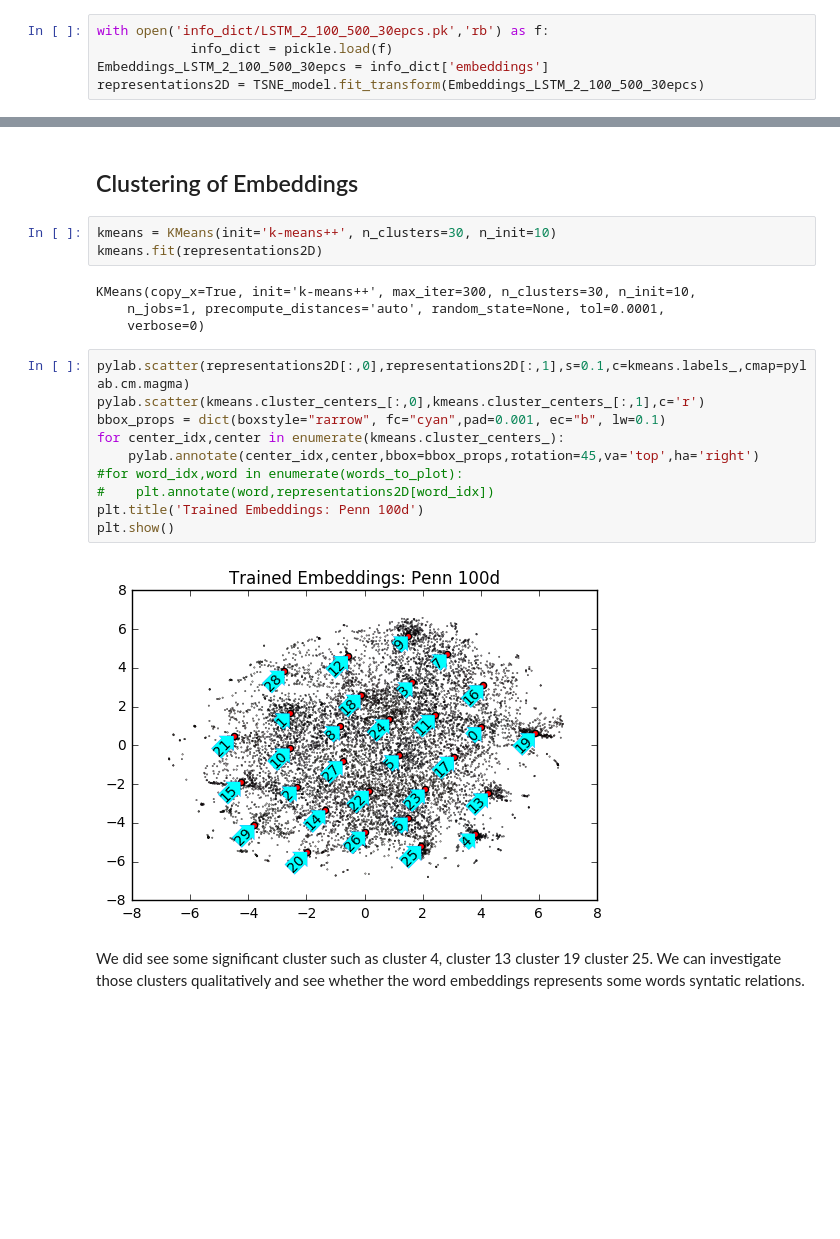
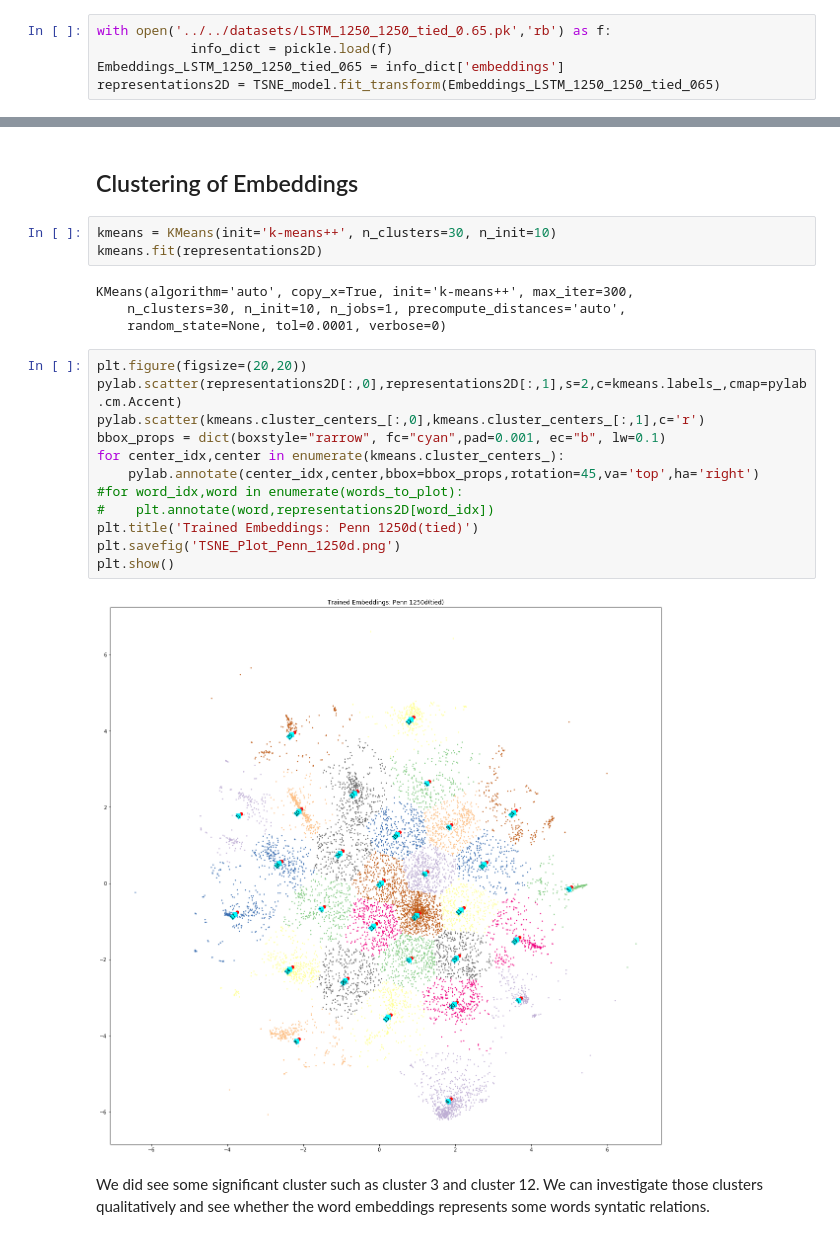
Before and after one commit to ZhuoruLin/DSGA1008_A2, a Jupyter notebook: codes/p6_exploration.ipynb, the cells around one changed output, grey strips where cells are left out. Cells and saved outputs as stored; diff of their text form; blank space fills up the shorter version.

Commit message:
tsne_plot_1250d

```diff
--- a/codes/p6_exploration.ipynb
+++ b/codes/p6_exploration.ipynb
@@ -221,10 +220,10 @@ plt.show()
 # %% [markdown]
 Let's Look at some trained embeddings diagram
 # %%
-with open('info_dict/LSTM_2_100_500_30epcs.pk','rb') as f:
+with open('../../datasets/LSTM_1250_1250_tied_0.65.pk','rb') as f:
             info_dict = pickle.load(f)
-Embeddings_LSTM_2_100_500_30epcs = info_dict['embeddings']
-representations2D = TSNE_model.fit_transform(Embeddings_LSTM_2_100_500_30epcs)
+Embeddings_LSTM_1250_1250_tied_065 = info_dict['embeddings']
+representations2D = TSNE_model.fit_transform(Embeddings_LSTM_1250_1250_tied_065)
 # %%
 pylab.scatter(representations2D[:,0],representations2D[:,1],s=0.1)
 #for word_idx,word in enumerate(words_to_plot):
@@ -239,20 +238,22 @@ plt.show()
 kmeans = KMeans(init='k-means++', n_clusters=30, n_init=10)
 kmeans.fit(representations2D)
 # %% [output]
-KMeans(copy_x=True, init='k-means++', max_iter=300, n_clusters=30, n_init=10,
-    n_jobs=1, precompute_distances='auto', random_state=None, tol=0.0001,
-    verbose=0)
+KMeans(algorithm='auto', copy_x=True, init='k-means++', max_iter=300,
+    n_clusters=30, n_init=10, n_jobs=1, precompute_distances='auto',
+    random_state=None, tol=0.0001, verbose=0)
 # %%
-pylab.scatter(representations2D[:,0],representations2D[:,1],s=0.1,c=kmeans.labels_,cmap=pylab.cm.magma)
+plt.figure(figsize=(20,20))
+pylab.scatter(representations2D[:,0],representations2D[:,1],s=2,c=kmeans.labels_,cmap=pylab.cm.Accent)
 pylab.scatter(kmeans.cluster_centers_[:,0],kmeans.cluster_centers_[:,1],c='r')
 bbox_props = dict(boxstyle="rarrow", fc="cyan",pad=0.001, ec="b", lw=0.1)
 for center_idx,center in enumerate(kmeans.cluster_centers_):
     pylab.annotate(center_idx,center,bbox=bbox_props,rotation=45,va='top',ha='right')
 #for word_idx,word in enumerate(words_to_plot):
 #    plt.annotate(word,representations2D[word_idx])
-plt.title('Trained Embeddings: Penn 100d')
+plt.title('Trained Embeddings: Penn 1250d(tied)')
+plt.savefig('TSNE_Plot_Penn_1250d.png')
 plt.show()
 # %% [output]
-[figure, old version]
+[figure, new version]
 # %% [markdown]
-We did see some significant cluster such as cluster 4, cluster 13 cluster 19 cluster 25. We can investigate those clusters qualitatively and see whether the word embeddings represents some words syntatic relations.
+We did see some significant cluster such as cluster 3 and cluster 12. We can investigate those clusters qualitatively and see whether the word embeddings represents some words syntatic relations.
```
Also changed, not shown: parts of 7 cells of this notebook.
